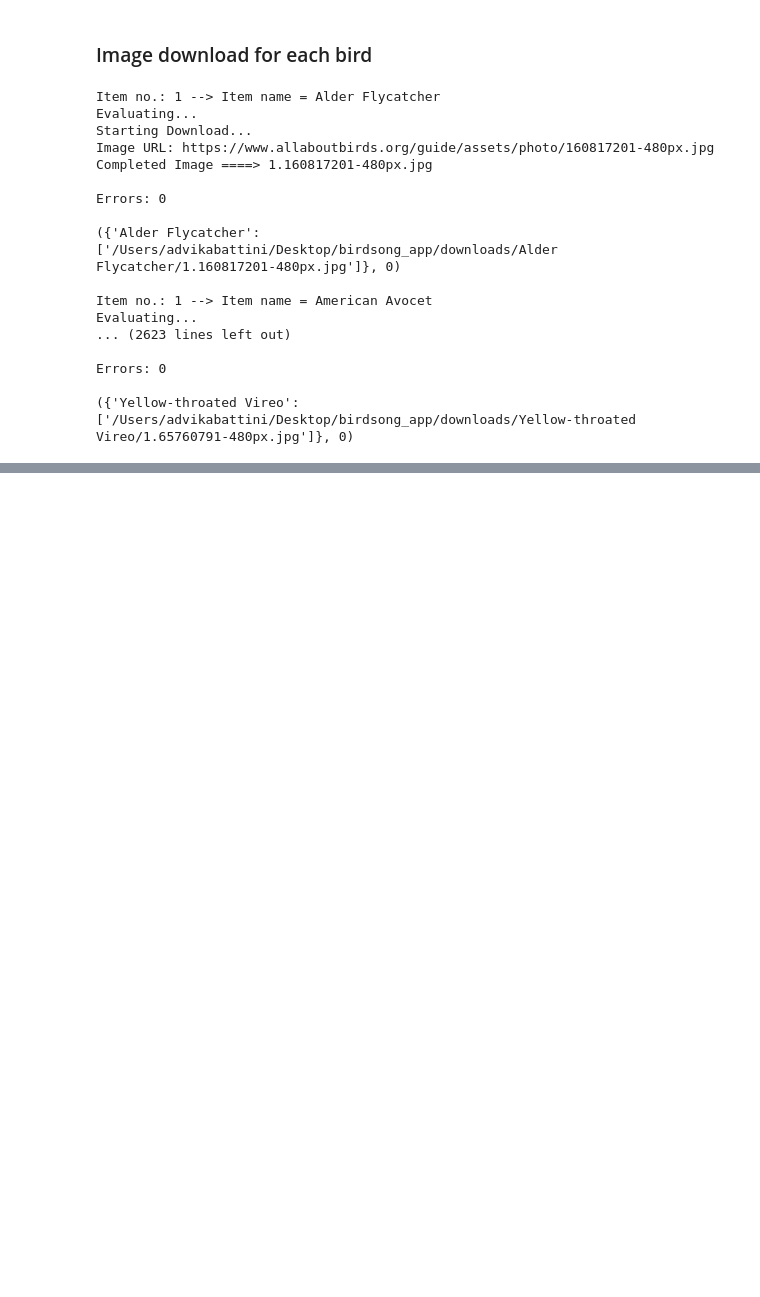
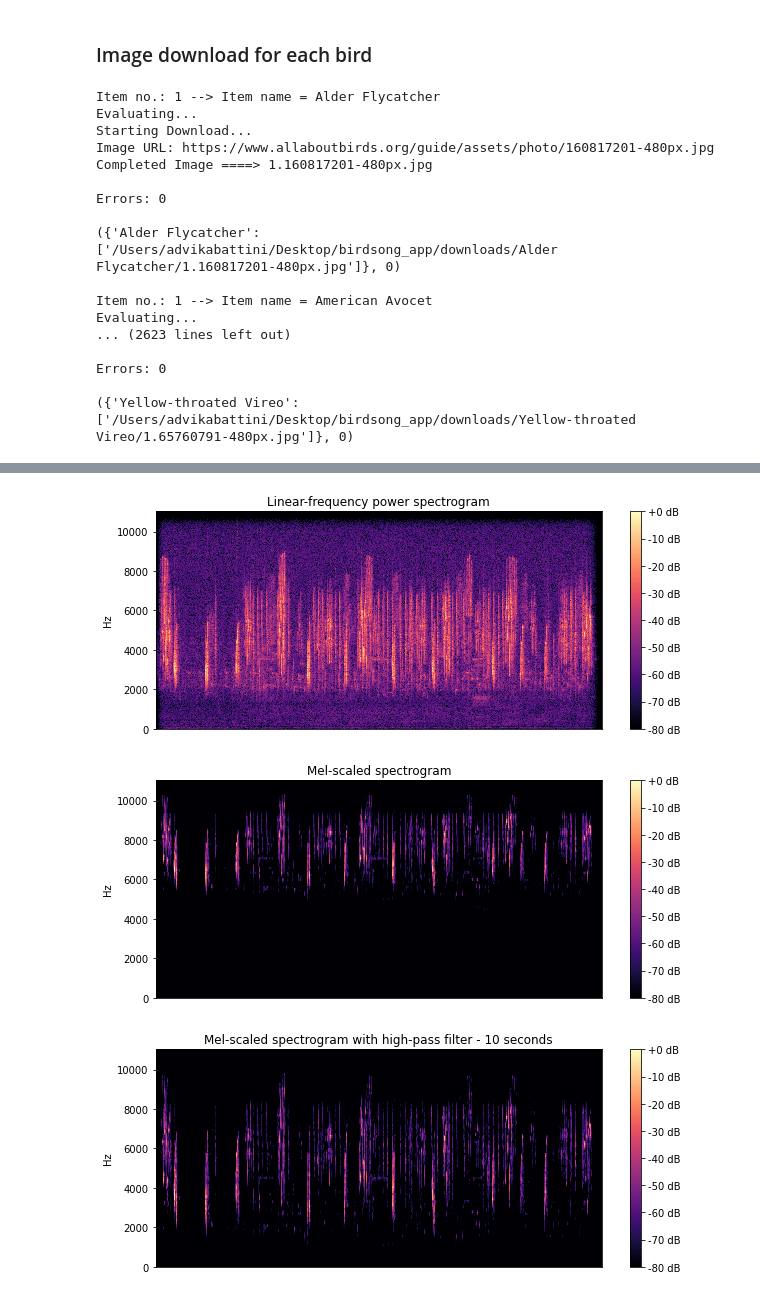
Before and after one commit to advika18/birdsong, a Jupyter notebook: preprocessing.ipynb, the cells around one changed output, grey strips where cells are left out. Saved outputs shown, nothing was run; the diff lists cells and outputs as text; code cells hidden in the pictures; blank space fills up the shorter version.

```diff
--- a/preprocessing.ipynb
+++ b/preprocessing.ipynb
@@ -77,0 +113,58 @@ for i,j in zip(local_files,drive_files):
+# %%
+# Plot spectogram
+plt.figure(figsize=(10, 4))
+D = librosa.amplitude_to_db(np.abs(librosa.stft(signal)), ref=np.max)
+librosa.display.specshow(D, y_axis='linear')
+plt.colorbar(format='%+2.0f dB')
+plt.title('Linear-frequency power spectrogram')
+plt.show()
+
+# Plot mel-spectrogram
+N_FFT = 1024
+HOP_SIZE = 1024
+N_MELS = 128
+WIN_SIZE = 1024
+WINDOW_TYPE = 'hann'
+FEATURE = 'mel'
+FMIN = 0
+
+S = librosa.feature.melspectrogram(y=signal,sr=sr,
+                                    n_fft=N_FFT,
+                                    hop_length=HOP_SIZE,
+                                    n_mels=N_MELS,
+                                    htk=True,
+                                    fmin=FMIN,
+                                    fmax=sr/2)
+
+plt.figure(figsize=(10, 4))
+librosa.display.specshow(librosa.power_to_db(S**2,ref=np.max), fmin=FMIN,y_axis='linear')
+plt.colorbar(format='%+2.0f dB')
+plt.title('Mel-scaled spectrogram')
+plt.show()
+
+# Plot mel-spectrogram with high-pass filter
+N_FFT = 1024
+HOP_SIZE = 1024
+N_MELS = 128
+WIN_SIZE = 1024
+WINDOW_TYPE = 'hann'
+FEATURE = 'mel'
+FMIN = 1400
+
+S = librosa.feature.melspectrogram(y=signal,sr=sr,
+                                    n_fft=N_FFT,
+                                    hop_length=HOP_SIZE,
+                                    n_mels=N_MELS,
+                                    htk=True,
+                                    fmin=FMIN,
+                                    fmax=sr/2)
+
+plt.figure(figsize=(10, 4))
+librosa.display.specshow(librosa.power_to_db(S**2,ref=np.max), fmin=FMIN,y_axis='linear')
+plt.colorbar(format='%+2.0f dB')
+plt.title('Mel-scaled spectrogram with high-pass filter - 10 seconds')
+plt.show()
+# %% [output]
+[figure, added]
+[figure, added]
+[figure, added]
```
Also changed, not shown: parts of 3 cells of this notebook.
